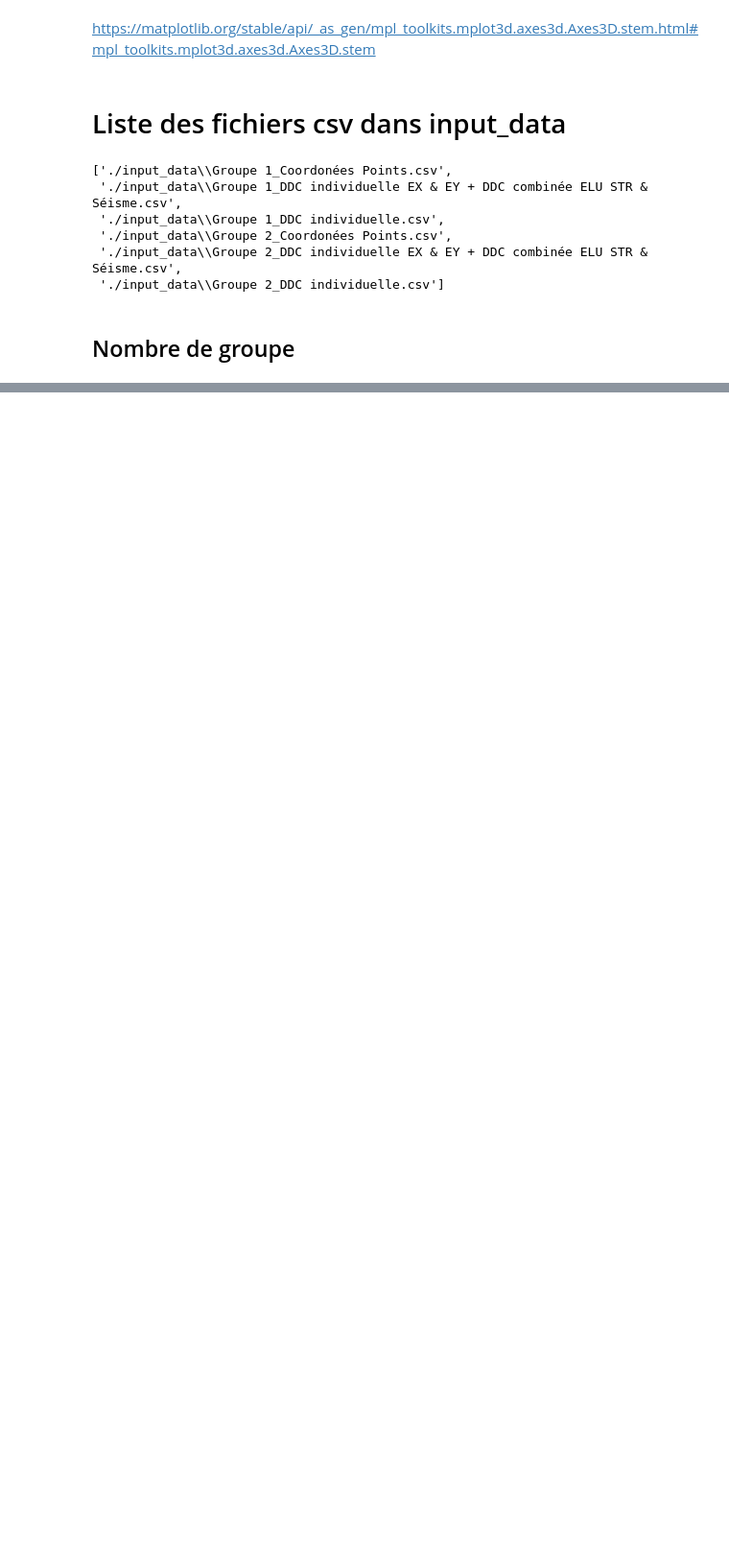
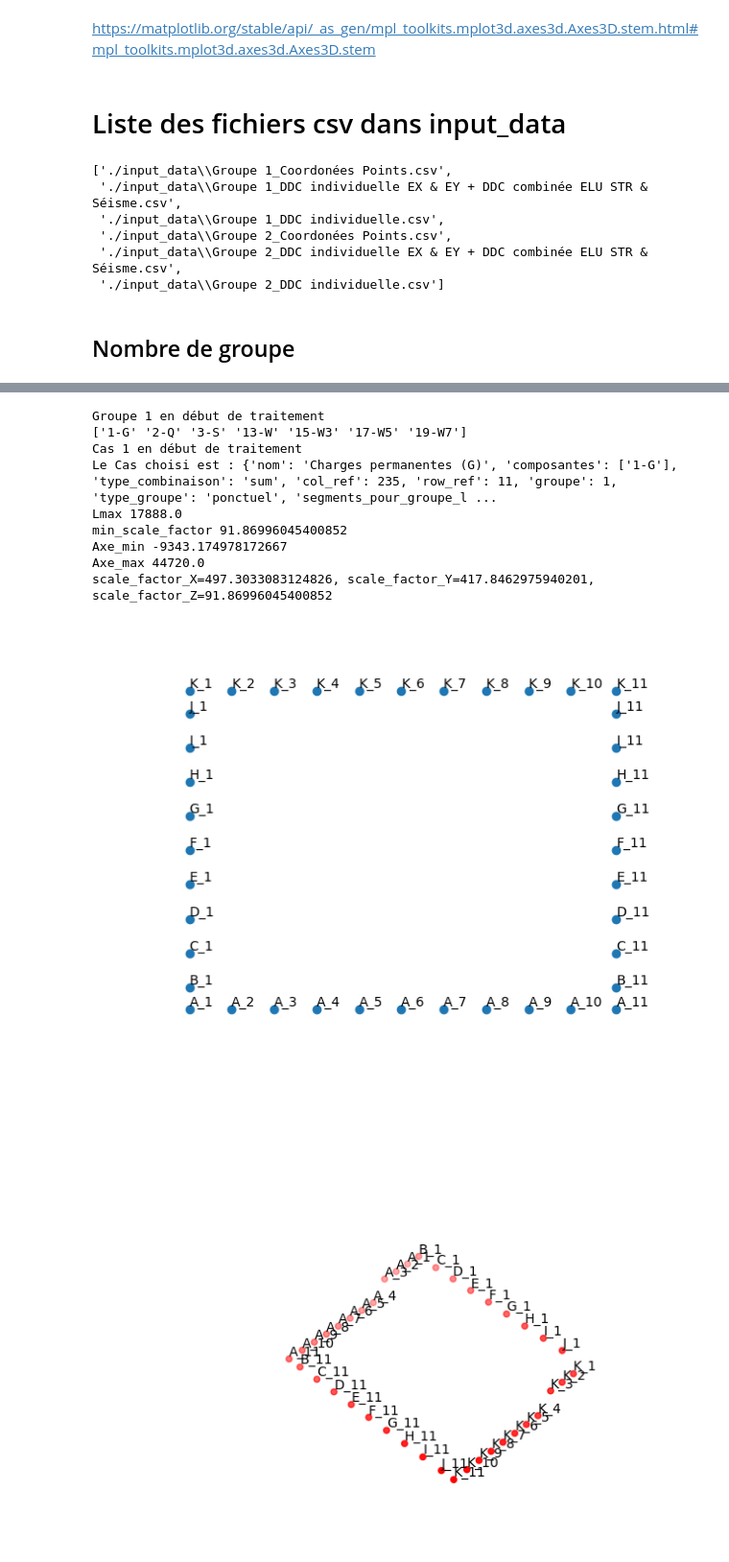
Before and after one commit to Nimodeyv/Descente_de_charges, a Jupyter notebook: Create_ddc.ipynb, the cells around one changed output, grey strips where cells are left out. Shown: that part at 96% size. Saved outputs shown, nothing was run; the diff lists cells and outputs as text; code cells hidden in the pictures; blank space fills up the shorter version.

Commit message:
v1 Avec ecriture du rapport excel

```diff
--- a/Create_ddc.ipynb
+++ b/Create_ddc.ipynb
@@ -401,0 +419,15 @@ Le Cas choisi est : {'nom': 'Charges permanentes G', 'type_combinaison': 'sum',
+# %%
+# Méthode par l'analyse des fichiers csv
+groupe = list()
+for f in liste_csv:
+    gr_id = int(f.split('\\')[-1].split('_')[0].split(' ')[-1])
+    if gr_id not in groupe:
+        groupe.append(gr_id)
+print("Liste des groupes dans le répertoire input data:", groupe)
+
+# Méthode par la feuille config du fichier excel
+groupe = list()
+for num_cas, cas in config.items():
+    if cas['groupe'] not in groupe and cas['groupe']!=None:
+        groupe.append(int(cas['groupe']))
+print("Liste des groupes dans le fichier excel:",groupe)
@@ -401,0 +439,37 @@ Le Cas choisi est : {'nom': 'Charges permanentes G', 'type_combinaison': 'sum',
+# %%
+GROUPES = []
+for id in groupe:
+    print(f"Groupe {id} en début de traitement")
+    GROUPES.append(Group(Groupe_id=id))
+    GROUPES[id-1].load_coordonnees()
+    GROUPES[id-1].load_ddc_individuelle()
+    GROUPES[id-1].merge_points_charges_individuelles()
+    # Liste des cas uniques de charges individuelles
+    print(f'{GROUPES[id-1].df_ddc_individuelle_points.Cas.unique()}')
+    for numero_cas in config.keys(): # Liste de cas
+        print(f"Cas {numero_cas} en début de traitement")
+        df_cas = GROUPES[id-1].sort_df(numero_cas=numero_cas)
+        scale_factor, axe_min_max = GROUPES[id-1].calc_scale_factor(df=df_cas,
+                                                                    coef=config[numero_cas]['coef_RF'])
+        GROUPES[id-1].plot_graphes_reperage_points(numero_cas=numero_cas, axe_min_max=axe_min_max)
+        create_3D_plot(df=df_cas,
+                    numero_cas=numero_cas,
+                    scale_factor=scale_factor,
+                    axe_min_max=axe_min_max)
+        # Select the 'DDC' sheet
+        sheet = workbook.sheets['DdC(FRA)']
+        fill_cas_in_excel(numero_cas=numero_cas, sheet=sheet, df=df_cas)
+        print(f"Cas {numero_cas} terminé")
+    print(f"Traitement de Groupe {id} terminé")
+# %% [output]
+Groupe 1 en début de traitement
+['1-G' '2-Q' '3-S' '13-W' '15-W3' '17-W5' '19-W7']
+Cas 1 en début de traitement
+Le Cas choisi est : {'nom': 'Charges permanentes (G)', 'composantes': ['1-G'], 'type_combinaison': 'sum', 'col_ref': 235, 'row_ref': 11, 'groupe': 1, 'type_groupe': 'ponctuel', 'segments_pour_groupe_l ...
+Lmax 17888.0
+min_scale_factor 91.86996045400852
+Axe_min -9343.174978172667
+Axe_max 44720.0
+scale_factor_X=497.3033083124826, scale_factor_Y=417.8462975940201, scale_factor_Z=91.86996045400852
+[figure, added]
+[figure, added]
```
Also changed, not shown: parts of 47 cells of this notebook, 15 other files.
